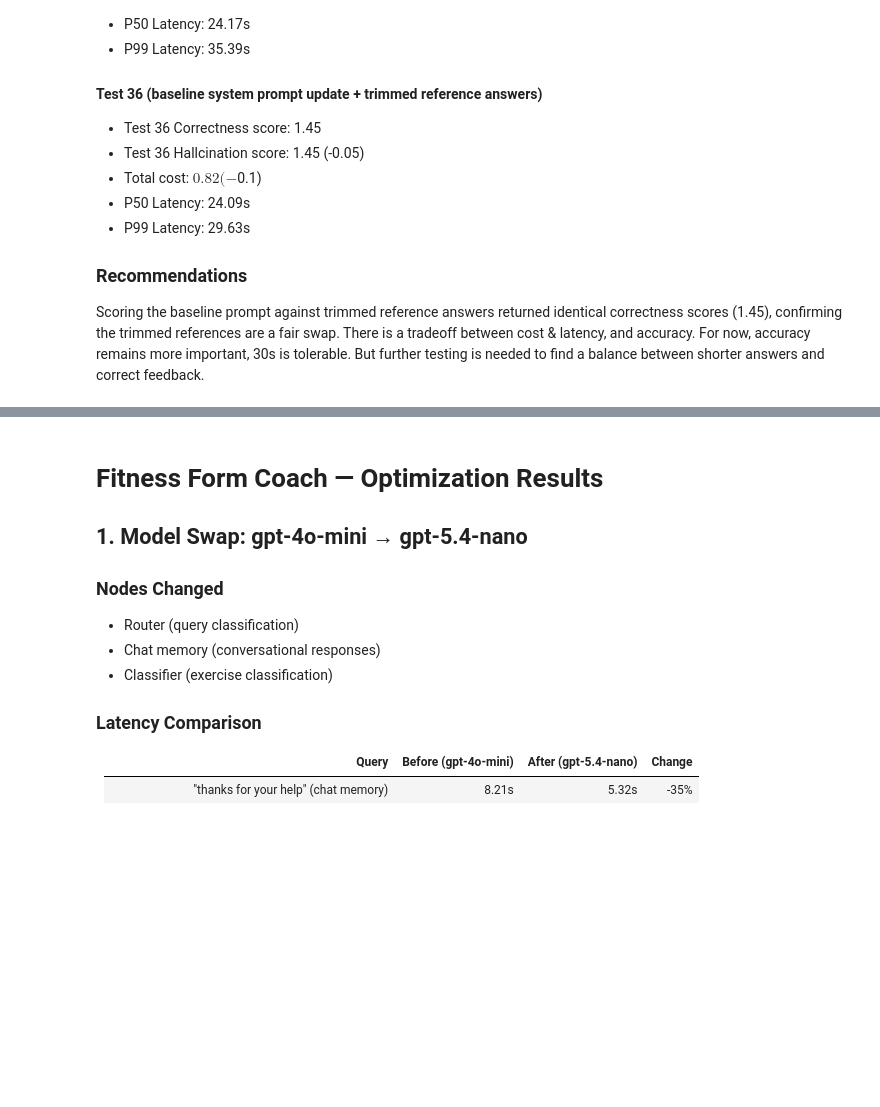
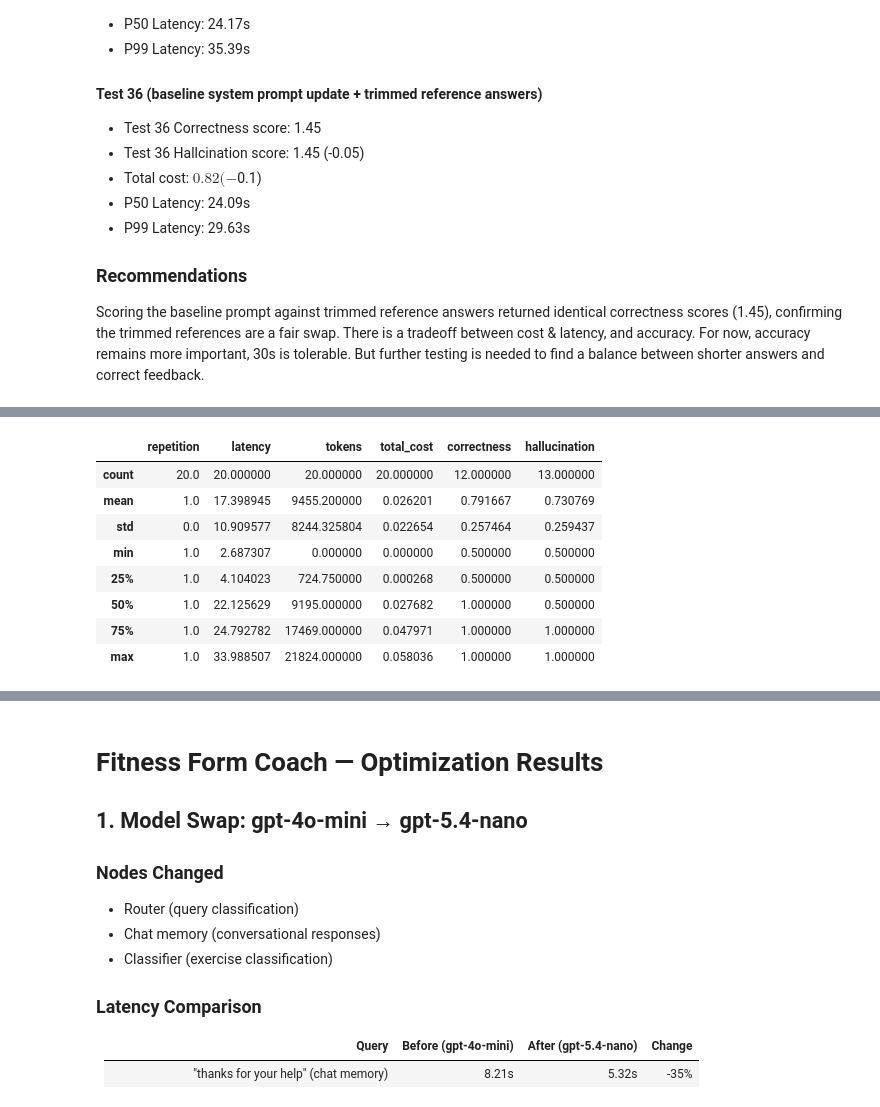
Before and after one commit to chandlershortlidge/form-coach-ai, a Jupyter notebook: llm-evals/llm_evaluations.ipynb, the cells around one changed output, grey strips where cells are left out. Saved outputs shown, nothing was run; the diff lists cells and outputs as text; code cells hidden in the pictures; blank space fills up the shorter version.

```diff
--- a/llm-evals/llm_evaluations.ipynb
+++ b/llm-evals/llm_evaluations.ipynb
@@ -425,0 +447,13 @@ Scoring the baseline prompt against trimmed reference answers returned identical
+# %%
+test_37 = pd.read_csv("/Users/chandlershortlidge/Desktop/Ironhack/fitness-form-coach/llm-evals/vision-faithfulness-shorter-baseline-and-trimmed-reference-answers.csv")
+test_37.describe()
+# %% [output]
+|  | repetition | latency | tokens | total_cost | correctness | hallucination |
+| count | 20.0 | 20.000000 | 20.000000 | 20.000000 | 12.000000 | 13.000000 |
+| mean | 1.0 | 17.398945 | 9455.200000 | 0.026201 | 0.791667 | 0.730769 |
+| std | 0.0 | 10.909577 | 8244.325804 | 0.022654 | 0.257464 | 0.259437 |
+| min | 1.0 | 2.687307 | 0.000000 | 0.000000 | 0.500000 | 0.500000 |
+| 25% | 1.0 | 4.104023 | 724.750000 | 0.000268 | 0.500000 | 0.500000 |
+| 50% | 1.0 | 22.125629 | 9195.000000 | 0.027682 | 1.000000 | 0.500000 |
+| 75% | 1.0 | 24.792782 | 17469.000000 | 0.047971 | 1.000000 | 1.000000 |
+| max | 1.0 | 33.988507 | 21824.000000 | 0.058036 | 1.000000 | 1.000000 |
```
Also changed, not shown: parts of 4 cells of this notebook, 4 other files.
